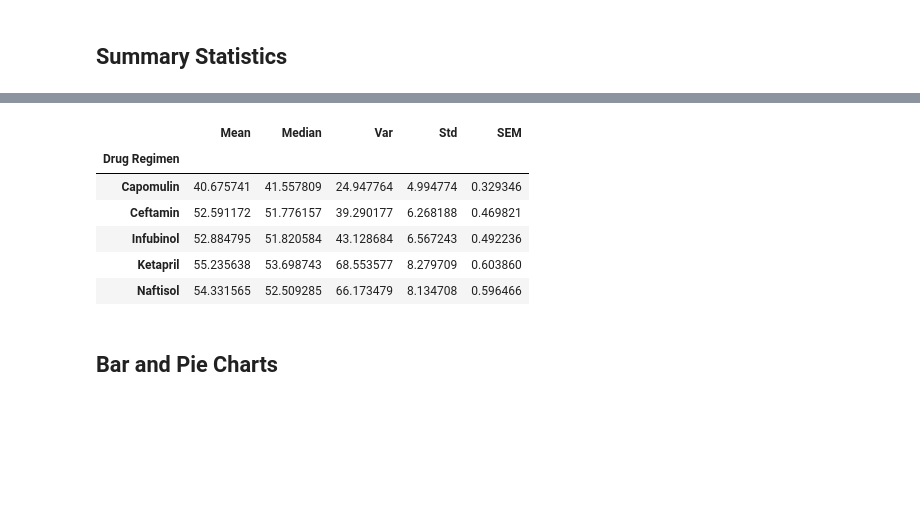
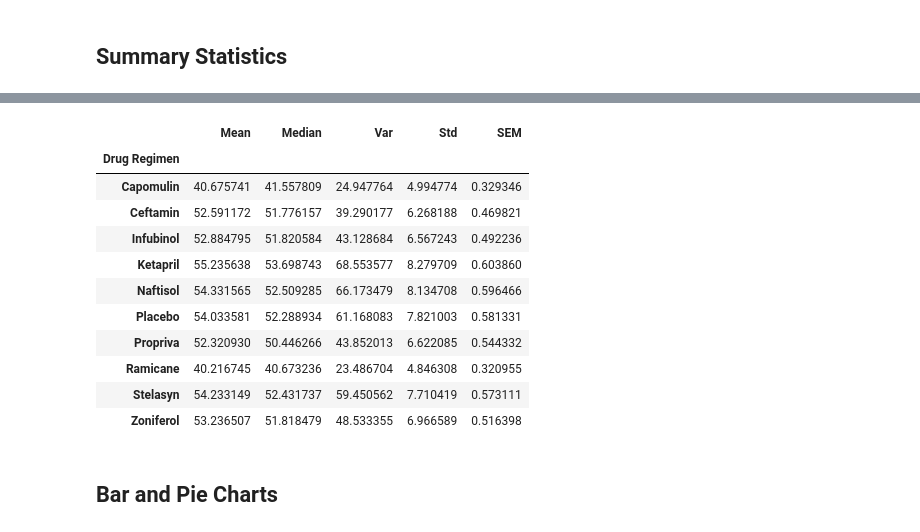
Before and after one commit to Dference/Pymaceuticals, a Jupyter notebook: pymaceuticals_challenge.ipynb, the cells around one changed output, grey strips where cells are left out. Drawn from its saved outputs; the diff is of its cells as text; code cells hidden in the pictures; blank space fills up the shorter version.

```diff
--- a/pymaceuticals_challenge.ipynb
+++ b/pymaceuticals_challenge.ipynb
@@ -40,13 +39,14 @@ mouse_count
 # %%
 # Our data should be uniquely identified by Mouse ID and Timepoint
 # Get the duplicate mice by ID number that shows up for Mouse ID and Timepoint.
-duplicate_id = combined_data.loc[combined_data.duplicated(subset=['Mouse ID', 'Timepoint']),'Mouse ID'].unique()
-duplicate_id
+duplicate_id = combined_data.groupby(['Mouse ID', 'Timepoint']).size()
+duplicate_mouse= duplicate_id[duplicate_id >1].reset_index()['Mouse ID'].unique()
+duplicate_mouse
 # %% [output]
 array(['g989'], dtype=object)
 # %%
 # Optional: Get all the data for the duplicate mouse ID.
-duplicate_data = pd.concat(x for _, x in combined_data.groupby(['Mouse ID','Timepoint']) if len(x) >1)
+duplicate_data = combined_data[combined_data['Mouse ID'].isin(duplicate_mouse)]
 duplicate_data
 # %% [output]
 |  | Mouse ID | Timepoint | Tumor Volume (mm3) | Metastatic Sites | Drug Regimen | Sex | Age_months | ... |
@@ -63,6 +66,6 @@ duplicate_data
 # %%
 # Create a clean DataFrame by dropping the duplicate mouse by its ID.
-clean_data = combined_data.loc[combined_data['Mouse ID'].isin(duplicate_id)==False]
-clean_data
+clean_data = combined_data[combined_data.isin(duplicate_data)== False].dropna()
+clean_data.head()
 # %% [output]
 |  | Mouse ID | Timepoint | Tumor Volume (mm3) | Metastatic Sites | Drug Regimen | Sex | Age_months | ... |
@@ -119,22 +120,27 @@ stats_table.head()
 # %%
 # A more advanced method to generate a summary statistics table of mean, median, variance, standard deviation,
 # and SEM of the tumor volume for each regimen (only one method is required in the solution)
 
 # Using the aggregation method, produce the same summary statistics in a single line
 agg_stats_table = clean_data.groupby('Drug Regimen').agg({'Tumor Volume (mm3)': ['mean', 'median', 'var', 'std', 'sem']})
 
 # Name the columns
 agg_stats_table.columns = ['Mean', 'Median', 'Var', 'Std', 'SEM']
 
-agg_stats_table.head()
+agg_stats_table
 # %% [output]
 |  | Mean | Median | Var | Std | SEM |
 | Drug Regimen |  |  |  |  |  |
 | Capomulin | 40.675741 | 41.557809 | 24.947764 | 4.994774 | 0.329346 |
 | Ceftamin | 52.591172 | 51.776157 | 39.290177 | 6.268188 | 0.469821 |
 | Infubinol | 52.884795 | 51.820584 | 43.128684 | 6.567243 | 0.492236 |
 | Ketapril | 55.235638 | 53.698743 | 68.553577 | 8.279709 | 0.603860 |
 | Naftisol | 54.331565 | 52.509285 | 66.173479 | 8.134708 | 0.596466 |
+| Placebo | 54.033581 | 52.288934 | 61.168083 | 7.821003 | 0.581331 |
+| Propriva | 52.320930 | 50.446266 | 43.852013 | 6.622085 | 0.544332 |
+| Ramicane | 40.216745 | 40.673236 | 23.486704 | 4.846308 | 0.320955 |
+| Stelasyn | 54.233149 | 52.431737 | 59.450562 | 7.710419 | 0.573111 |
+| Zoniferol | 53.236507 | 51.818479 | 48.533355 | 6.966589 | 0.516398 |
 # %% [markdown]
 ## Bar and Pie Charts
 # %%
```
Also changed, not shown: parts of 14 cells of this notebook.
